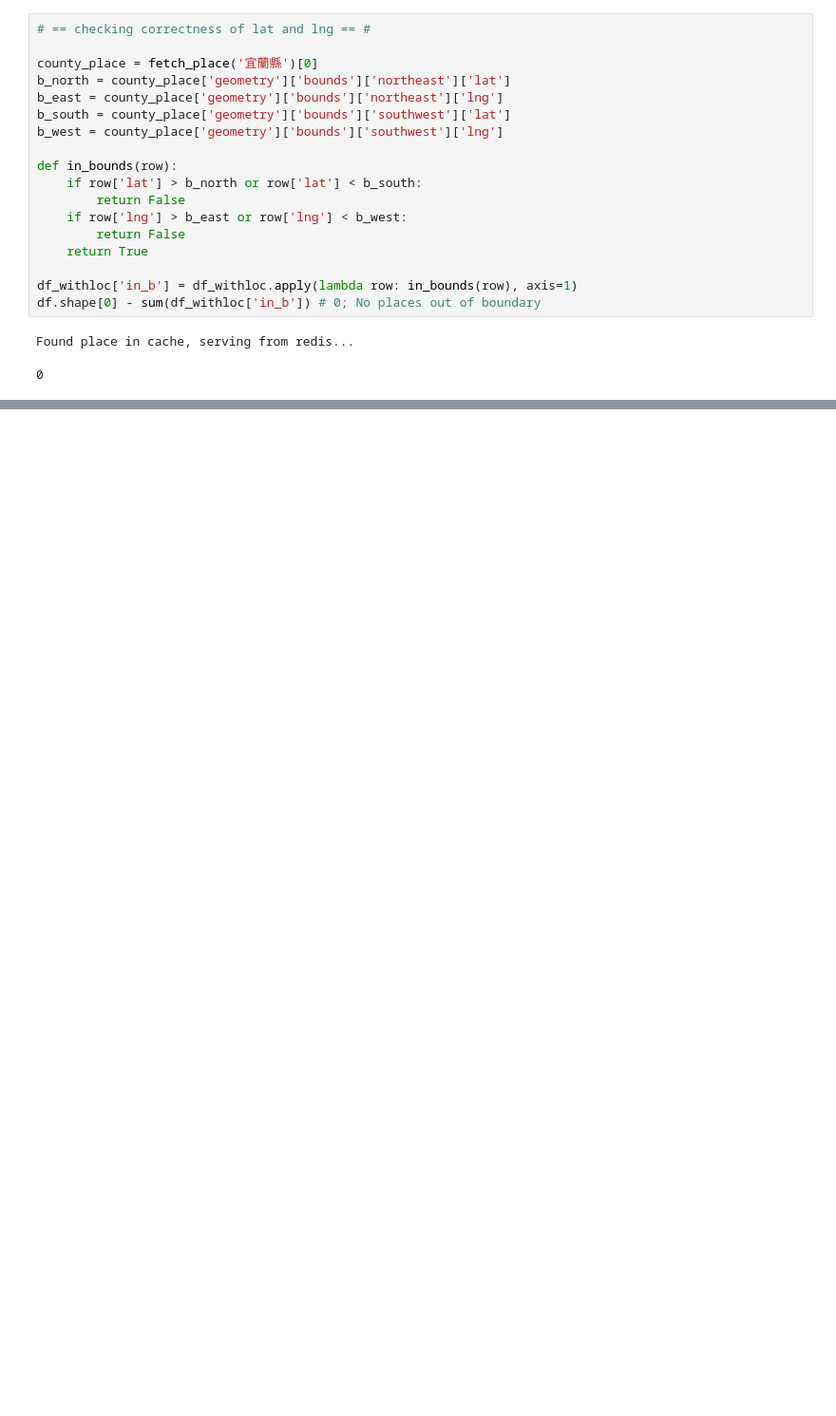
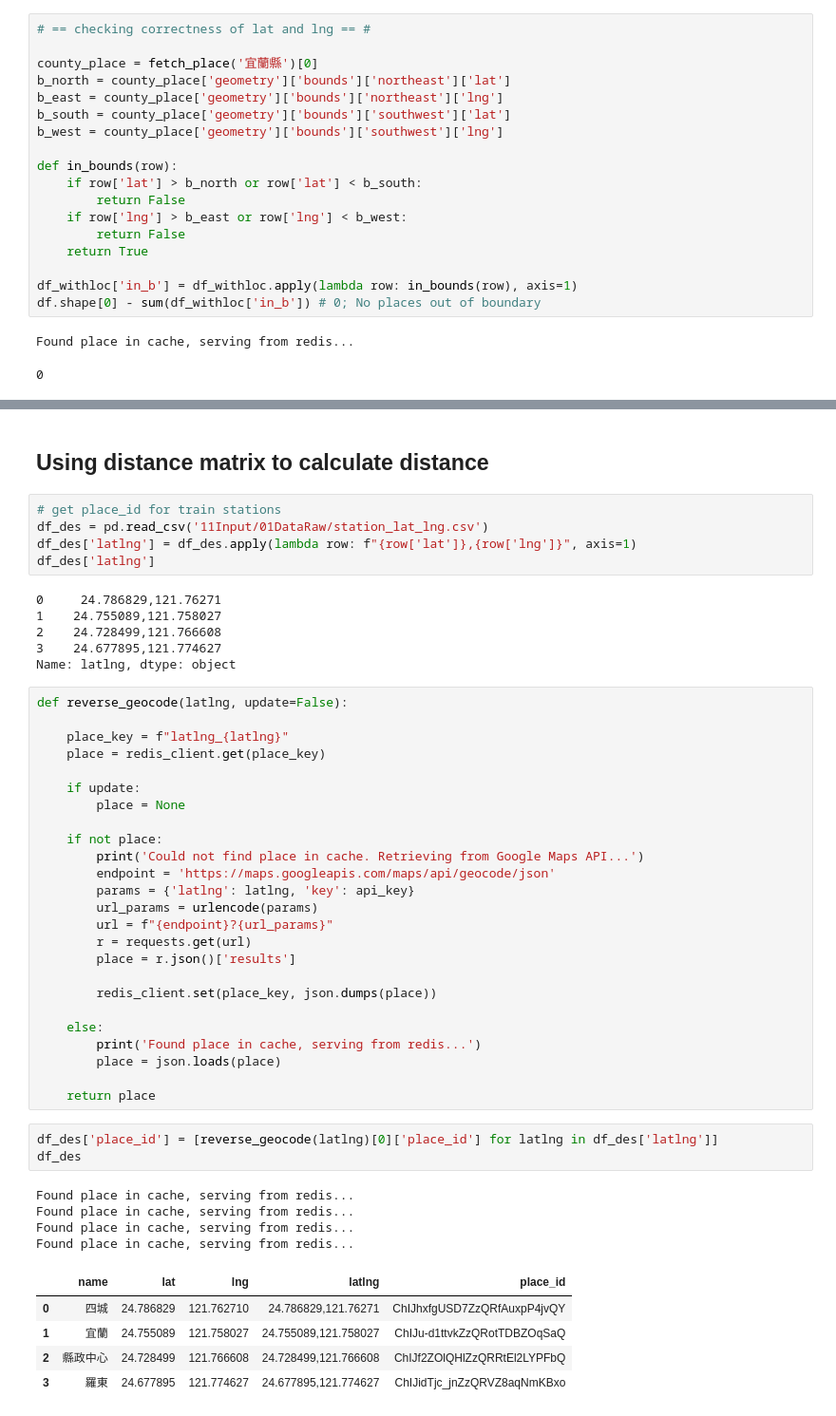
Before and after one commit to sihyulater/econ191-thsr-house-price, a Jupyter notebook: geocoding-houses.ipynb, the cells around one changed output, grey strips where cells are left out. Shown at 95% size. Drawn from its saved outputs; the diff is of its cells as text; blank space fills up the shorter version.

```diff
--- a/geocoding-houses.ipynb
+++ b/geocoding-houses.ipynb
@@ -144,0 +169,51 @@ df_withloc.to_csv("11Input/02DataProcessed/geocoded_sample.csv")
+# %% [markdown]
+## Using distance matrix to calculate distance
+# %%
+# get place_id for train stations
+df_des = pd.read_csv('11Input/01DataRaw/station_lat_lng.csv')
+df_des['latlng'] = df_des.apply(lambda row: f"{row['lat']},{row['lng']}", axis=1)
+df_des['latlng']
+# %% [output]
+0     24.786829,121.76271
+1    24.755089,121.758027
+2    24.728499,121.766608
+3    24.677895,121.774627
+Name: latlng, dtype: object
+# %%
+def reverse_geocode(latlng, update=False):
+
+    place_key = f"latlng_{latlng}"
+    place = redis_client.get(place_key)
+
+    if update:
+        place = None
+
+    if not place:
+        print('Could not find place in cache. Retrieving from Google Maps API...')
+        endpoint = 'https://maps.googleapis.com/maps/api/geocode/json'
+        params = {'latlng': latlng, 'key': api_key}
+        url_params = urlencode(params)
+        url = f"{endpoint}?{url_params}"
+        r = requests.get(url)
+        place = r.json()['results']
+
+        redis_client.set(place_key, json.dumps(place))
+
+    else:
+        print('Found place in cache, serving from redis...')
+        place = json.loads(place)
+
+    return place
+# %%
+df_des['place_id'] = [reverse_geocode(latlng)[0]['place_id'] for latlng in df_des['latlng']]
+df_des
+# %% [output]
+Found place in cache, serving from redis...
+Found place in cache, serving from redis...
+Found place in cache, serving from redis...
+Found place in cache, serving from redis...
+|  | name | lat | lng | latlng | place_id |
+| 0 | 四城 | 24.786829 | 121.762710 | 24.786829,121.76271 | ChIJhxfgUSD7ZzQRfAuxpP4jvQY |
+| 1 | 宜蘭 | 24.755089 | 121.758027 | 24.755089,121.758027 | ChIJu-d1ttvkZzQRotTDBZOqSaQ |
+| 2 | 縣政中心 | 24.728499 | 121.766608 | 24.728499,121.766608 | ChIJf2ZOlQHlZzQRRtEl2LYPFbQ |
+| 3 | 羅東 | 24.677895 | 121.774627 | 24.677895,121.774627 | ChIJidTjc_jnZzQRVZ8aqNmKBxo |
```
Also changed, not shown: parts of 22 cells of this notebook, 18 other files.
